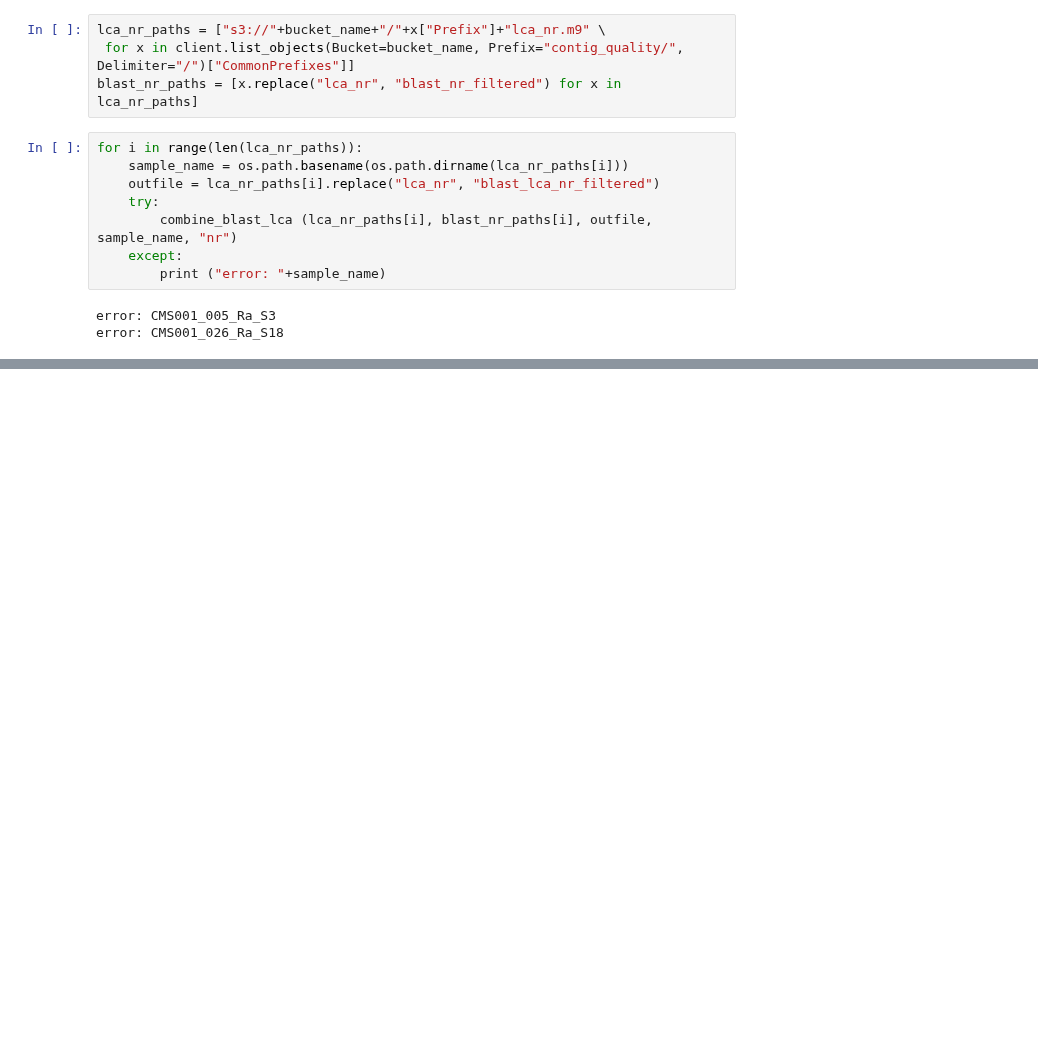
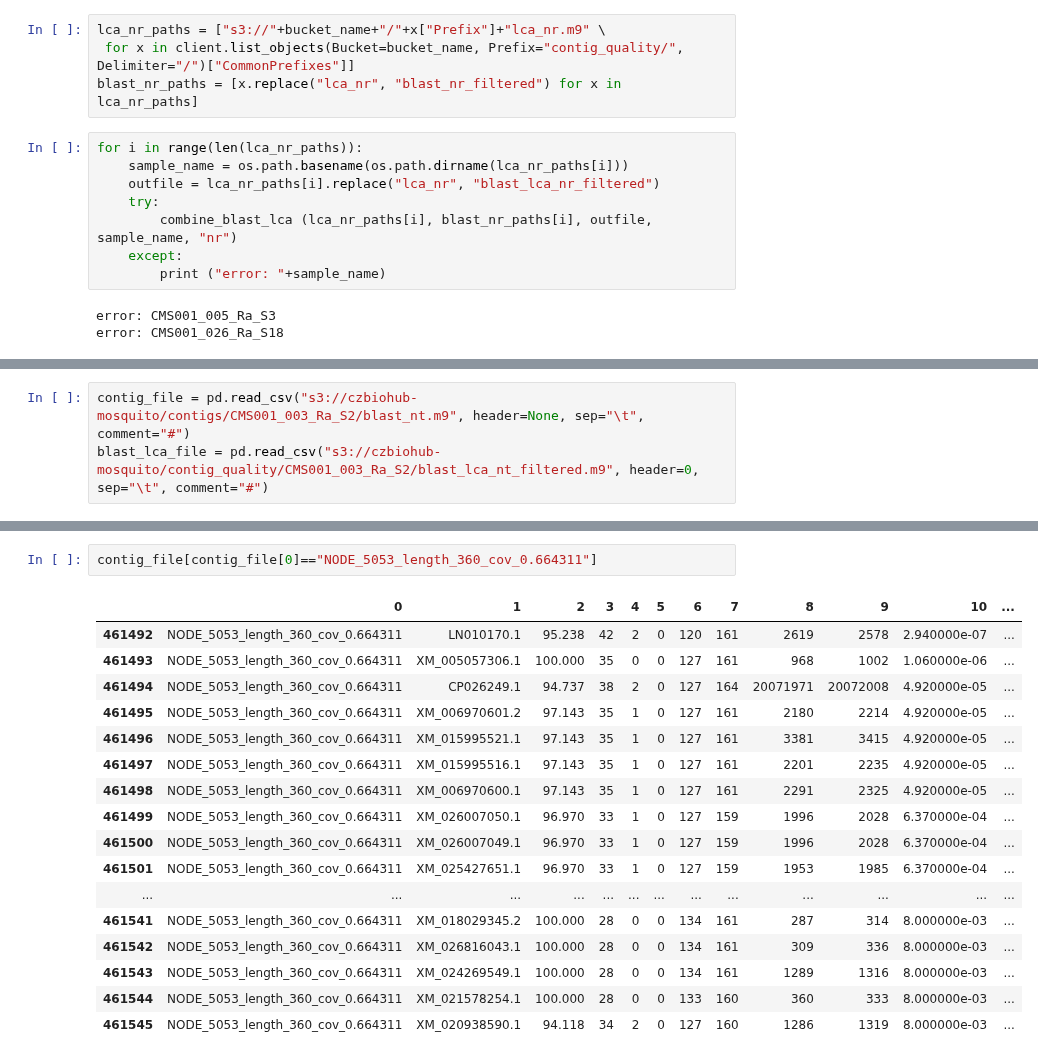
Before and after one commit to czbiohub-sf/california-mosquito-study, a Jupyter notebook: analysis/contig_blast_analysis/lca_analysis.ipynb, the cells around one changed output, grey strips where cells are left out. Cells and saved outputs as stored; diff of their text form; blank space fills up the shorter version.

```diff
--- a/analysis/contig_blast_analysis/lca_analysis.ipynb
+++ b/analysis/contig_blast_analysis/lca_analysis.ipynb
@@ -192,0 +195,3 @@ error: CMS001_026_Ra_S18
+# %%
+contig_file = pd.read_csv("s3://czbiohub-mosquito/contigs/CMS001_003_Ra_S2/blast_nt.m9", header=None, sep="\t", comment="#")
+blast_lca_file = pd.read_csv("s3://czbiohub-mosquito/contig_quality/CMS001_003_Ra_S2/blast_lca_nt_filtered.m9", header=0, sep="\t", comment="#")
@@ -192,0 +220,20 @@ error: CMS001_026_Ra_S18
+# %%
+contig_file[contig_file[0]=="NODE_5053_length_360_cov_0.664311"]
+# %% [output]
+|  | 0 | 1 | 2 | 3 | 4 | 5 | 6 | 7 | 8 | 9 | 10 | ... |
+| 461492 | NODE_5053_length_360_cov_0.664311 | LN010170.1 | 95.238 | 42 | 2 | 0 | 120 | 161 | 2619 | 2578 | 2.940000e-07 | ... |
+| 461493 | NODE_5053_length_360_cov_0.664311 | XM_005057306.1 | 100.000 | 35 | 0 | 0 | 127 | 161 | 968 | 1002 | 1.060000e-06 | ... |
+| 461494 | NODE_5053_length_360_cov_0.664311 | CP026249.1 | 94.737 | 38 | 2 | 0 | 127 | 164 | 20071971 | 20072008 | 4.920000e-05 | ... |
+| 461495 | NODE_5053_length_360_cov_0.664311 | XM_006970601.2 | 97.143 | 35 | 1 | 0 | 127 | 161 | 2180 | 2214 | 4.920000e-05 | ... |
+| 461496 | NODE_5053_length_360_cov_0.664311 | XM_015995521.1 | 97.143 | 35 | 1 | 0 | 127 | 161 | 3381 | 3415 | 4.920000e-05 | ... |
+| 461497 | NODE_5053_length_360_cov_0.664311 | XM_015995516.1 | 97.143 | 35 | 1 | 0 | 127 | 161 | 2201 | 2235 | 4.920000e-05 | ... |
+| 461498 | NODE_5053_length_360_cov_0.664311 | XM_006970600.1 | 97.143 | 35 | 1 | 0 | 127 | 161 | 2291 | 2325 | 4.920000e-05 | ... |
+| 461499 | NODE_5053_length_360_cov_0.664311 | XM_026007050.1 | 96.970 | 33 | 1 | 0 | 127 | 159 | 1996 | 2028 | 6.370000e-04 | ... |
+| 461500 | NODE_5053_length_360_cov_0.664311 | XM_026007049.1 | 96.970 | 33 | 1 | 0 | 127 | 159 | 1996 | 2028 | 6.370000e-04 | ... |
+| 461501 | NODE_5053_length_360_cov_0.664311 | XM_025427651.1 | 96.970 | 33 | 1 | 0 | 127 | 159 | 1953 | 1985 | 6.370000e-04 | ... |
+| ... | ... | ... | ... | ... | ... | ... | ... | ... | ... | ... | ... | ... |
+| 461541 | NODE_5053_length_360_cov_0.664311 | XM_018029345.2 | 100.000 | 28 | 0 | 0 | 134 | 161 | 287 | 314 | 8.000000e-03 | ... |
+| 461542 | NODE_5053_length_360_cov_0.664311 | XM_026816043.1 | 100.000 | 28 | 0 | 0 | 134 | 161 | 309 | 336 | 8.000000e-03 | ... |
+| 461543 | NODE_5053_length_360_cov_0.664311 | XM_024269549.1 | 100.000 | 28 | 0 | 0 | 134 | 161 | 1289 | 1316 | 8.000000e-03 | ... |
+| 461544 | NODE_5053_length_360_cov_0.664311 | XM_021578254.1 | 100.000 | 28 | 0 | 0 | 133 | 160 | 360 | 333 | 8.000000e-03 | ... |
+| 461545 | NODE_5053_length_360_cov_0.664311 | XM_020938590.1 | 94.118 | 34 | 2 | 0 | 127 | 160 | 1286 | 1319 | 8.000000e-03 | ... |
```
Also changed, not shown: parts of 5 cells of this notebook.
